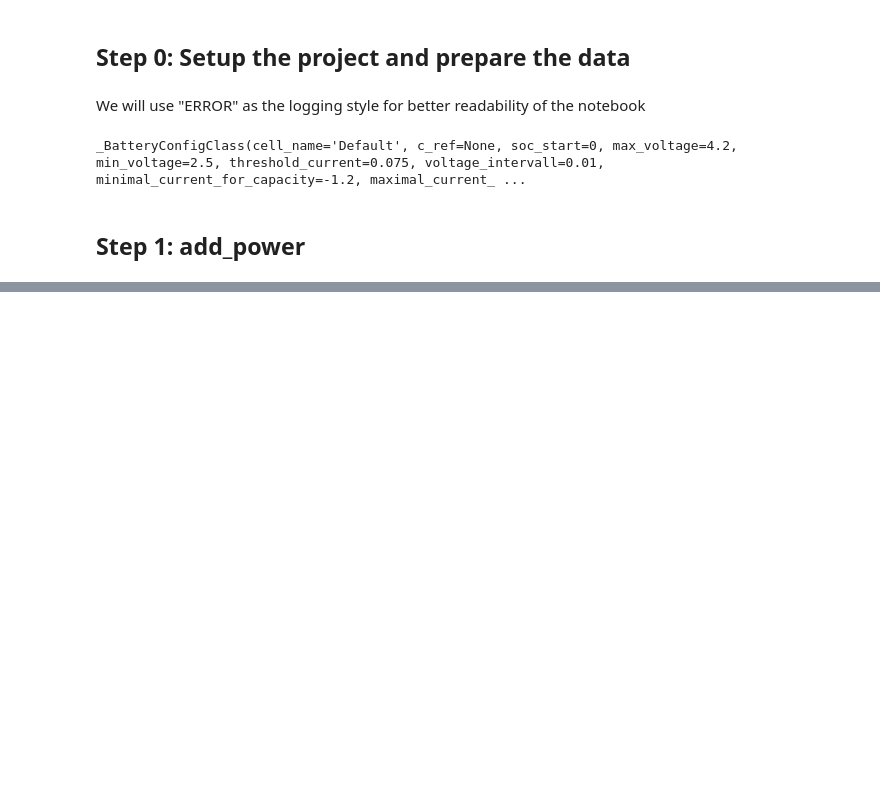
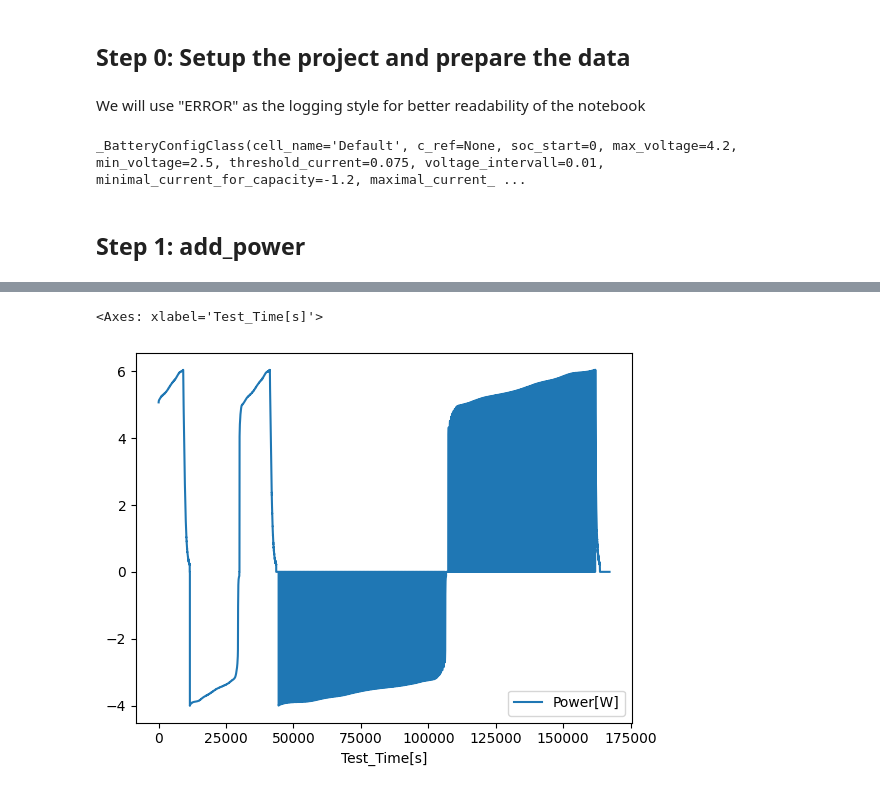
Before and after one commit to MAtahualpa/pydpeet, a Jupyter notebook: docs/examples/notebooks/Tutorial_13_add_power.ipynb, the cells around one changed output, grey strips where cells are left out. Cells and saved outputs as stored; diff of their text form; code cells hidden in the pictures; blank space fills up the shorter version.

```diff
--- a/docs/examples/notebooks/Tutorial_13_add_power.ipynb
+++ b/docs/examples/notebooks/Tutorial_13_add_power.ipynb
@@ -22,7 +22,7 @@ _BatteryConfigClass(cell_name='Default', c_ref=None, soc_start=0, max_voltage=4.
 # %% [markdown]
 ## Step 1: add_power
 # %%
-eet.add_power(
+df = eet.add_power(
     df=standardized_data,
     verbose=True,
-).head(6)
+)
@@ -36,0 +44,5 @@ eet.add_power(
+# %%
+df.plot(x="Test_Time[s]", y=["Power[W]"])
+# %% [output]
+<Axes: xlabel='Test_Time[s]'>
+[figure, added]
```
Also changed, not shown: parts of 3 cells of this notebook, 27 other files.
